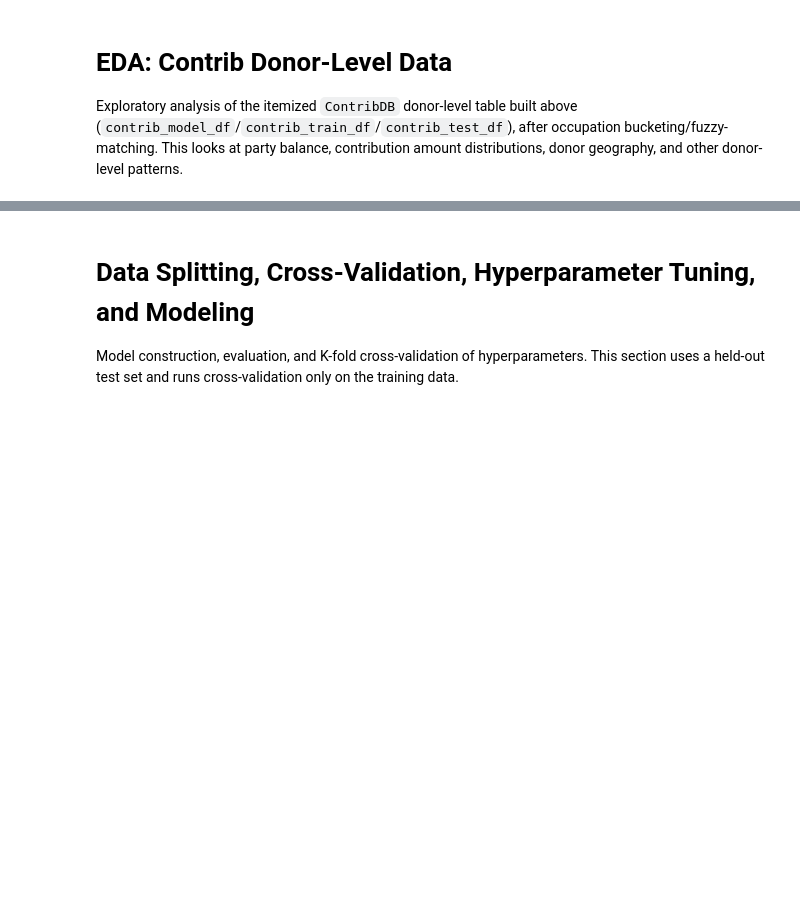
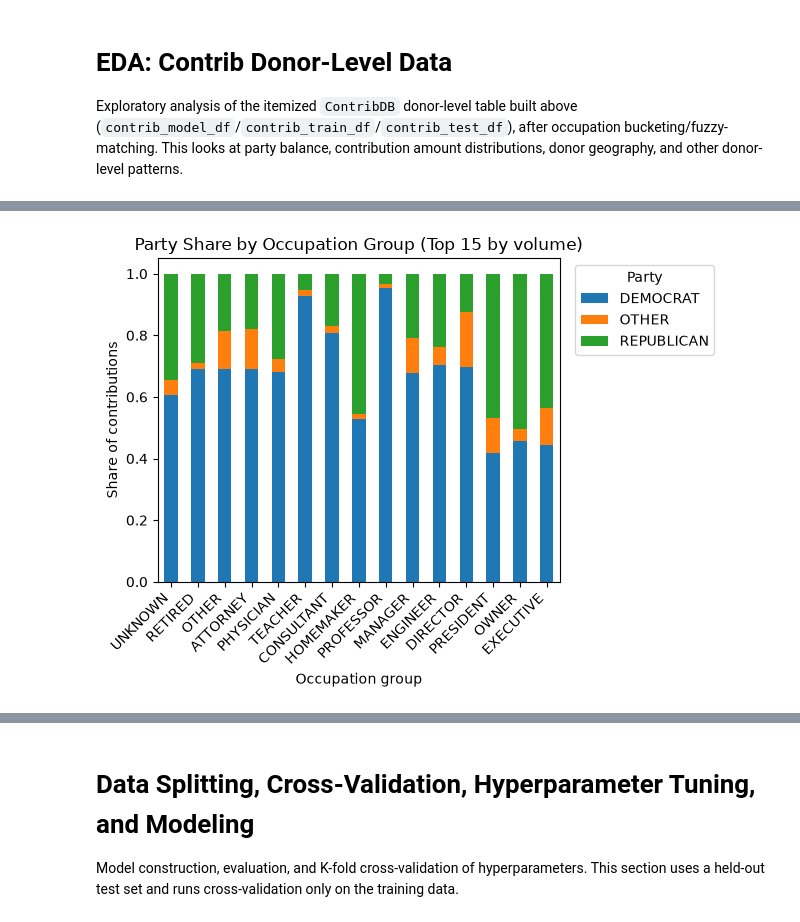
Before and after one commit to cbauerswald/group16_project_ds5110, a Jupyter notebook: Final_Project.ipynb, the cells around one changed output, grey strips where cells are left out. Cells and saved outputs as stored; diff of their text form; code cells hidden in the pictures; blank space fills up the shorter version.

```diff
--- a/Final_Project.ipynb
+++ b/Final_Project.ipynb
@@ -914,33 +961,36 @@ occupation_party_pct = (
     .count()
     .withColumn("occupation_total", F.sum("count").over(Window.partitionBy("occupation_group")))
     .withColumn("party_pct", F.col("count") / F.col("occupation_total"))
 )
 
-print("Party share by occupation group:")
-show_df(occupation_party_pct.orderBy(F.desc("occupation_total"), "occupation_group", "party_group"), 200)
+if SHOW_EDA_TABLES:
+    print("Party share by occupation group:")
+    show_df(occupation_party_pct.orderBy(F.desc("occupation_total"), "occupation_group", "party_group"), 200)
 
 if MAKE_GRAPHS:
     occupation_party_pd = occupation_party_pct.select(
         "occupation_group", "party_group", "party_pct", "occupation_total"
     ).toPandas()
     if len(occupation_party_pd) > 0:
         top_occupations = (
             occupation_party_pd.drop_duplicates("occupation_group")
             .sort_values("occupation_total", ascending=False)
             .head(15)["occupation_group"]
             .tolist()
         )
         plot_df = occupation_party_pd[occupation_party_pd["occupation_group"].isin(top_occupations)]
         pivot_occ_pct = (
             plot_df.pivot_table(index="occupation_group", columns="party_group", values="party_pct", aggfunc="sum")
             .fillna(0)
             .loc[top_occupations]
         )
         ax = pivot_occ_pct.plot(kind="bar", stacked=True, title="Party Share by Occupation Group (Top 15 by volume)")
         ax.set_xlabel("Occupation group")
         ax.set_ylabel("Share of contributions")
         ax.legend(title="Party", bbox_to_anchor=(1.02, 1), loc="upper left")
         plt.xticks(rotation=45, ha="right")
         plt.tight_layout()
         plt.show()
+# %% [output]
+[figure, added]
 # %%
```
Also changed, not shown: parts of 21 cells of this notebook.
